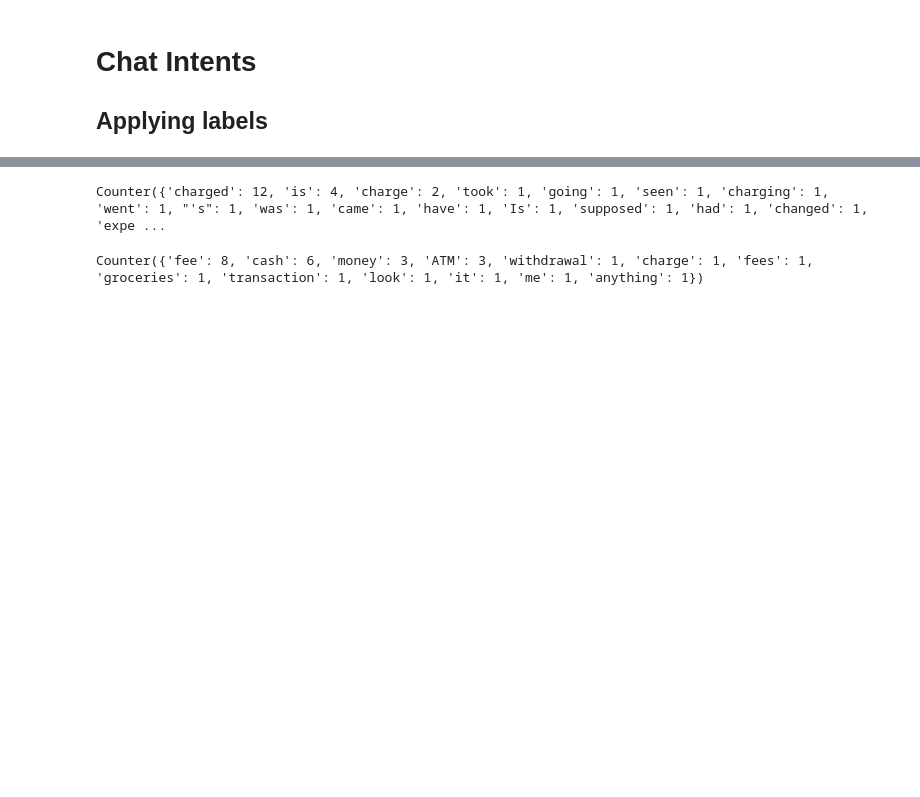
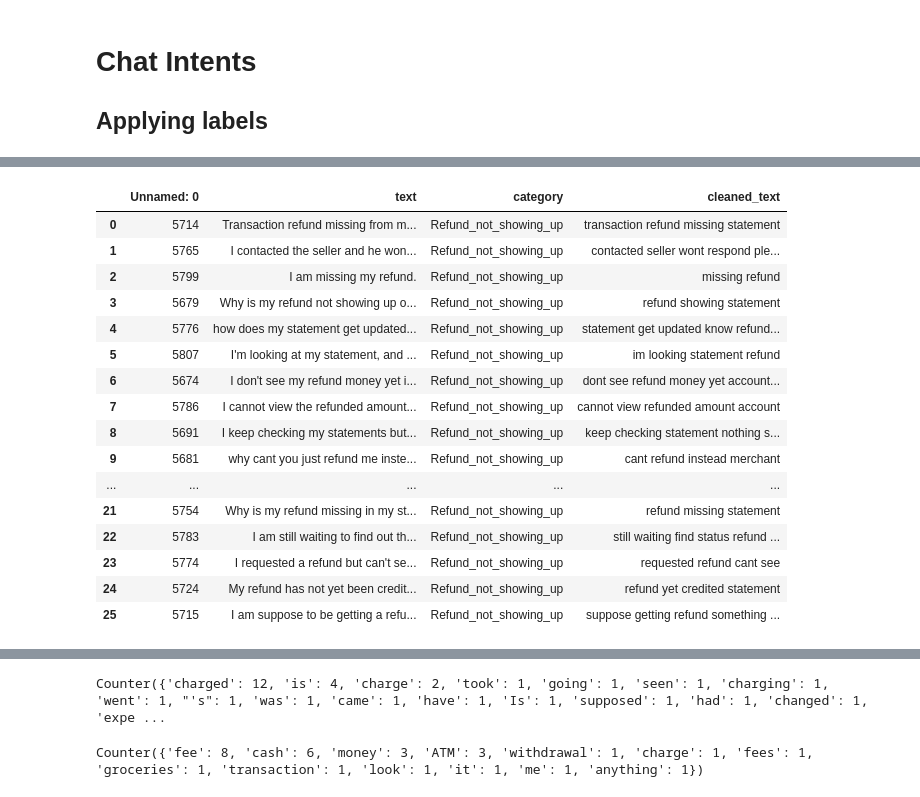
Before and after one commit to dborrelli/chat-intents, a Jupyter notebook: notebooks/06-label-intents.ipynb, the cells around one changed output, grey strips where cells are left out. Saved outputs shown, nothing was run; the diff lists cells and outputs as text; code cells hidden in the pictures; blank space fills up the shorter version.

```diff
--- a/notebooks/06-label-intents.ipynb
+++ b/notebooks/06-label-intents.ipynb
@@ -77 +102,24 @@ len(example_category)
+# %%
+def get_group(df):
+
+    example_category = data_sample[data_sample['category']=='cancel_transfer'].reset_index(drop=True)
+example_category
+# %% [output]
+|  | Unnamed: 0 | text | category | cleaned_text |
+| 0 | 5714 | Transaction refund missing from m... | Refund_not_showing_up | transaction refund missing statement |
+| 1 | 5765 | I contacted the seller and he won... | Refund_not_showing_up | contacted seller wont respond ple... |
+| 2 | 5799 | I am missing my refund. | Refund_not_showing_up | missing refund |
+| 3 | 5679 | Why is my refund not showing up o... | Refund_not_showing_up | refund showing statement |
+| 4 | 5776 | how does my statement get updated... | Refund_not_showing_up | statement get updated know refund... |
+| 5 | 5807 | I'm looking at my statement, and ... | Refund_not_showing_up | im looking statement refund |
+| 6 | 5674 | I don't see my refund money yet i... | Refund_not_showing_up | dont see refund money yet account... |
+| 7 | 5786 | I cannot view the refunded amount... | Refund_not_showing_up | cannot view refunded amount account |
+| 8 | 5691 | I keep checking my statements but... | Refund_not_showing_up | keep checking statement nothing s... |
+| 9 | 5681 | why cant you just refund me inste... | Refund_not_showing_up | cant refund instead merchant |
+| ... | ... | ... | ... | ... |
+| 21 | 5754 | Why is my refund missing in my st... | Refund_not_showing_up | refund missing statement |
+| 22 | 5783 | I am still waiting to find out th... | Refund_not_showing_up | still waiting find status refund ... |
+| 23 | 5774 | I requested a refund but can't se... | Refund_not_showing_up | requested refund cant see |
+| 24 | 5724 | My refund has not yet been credit... | Refund_not_showing_up | refund yet credited statement |
+| 25 | 5715 | I am suppose to be getting a refu... | Refund_not_showing_up | suppose getting refund something ... |
 # %%
```
Also changed, not shown: parts of 18 cells of this notebook, 1 other file.
